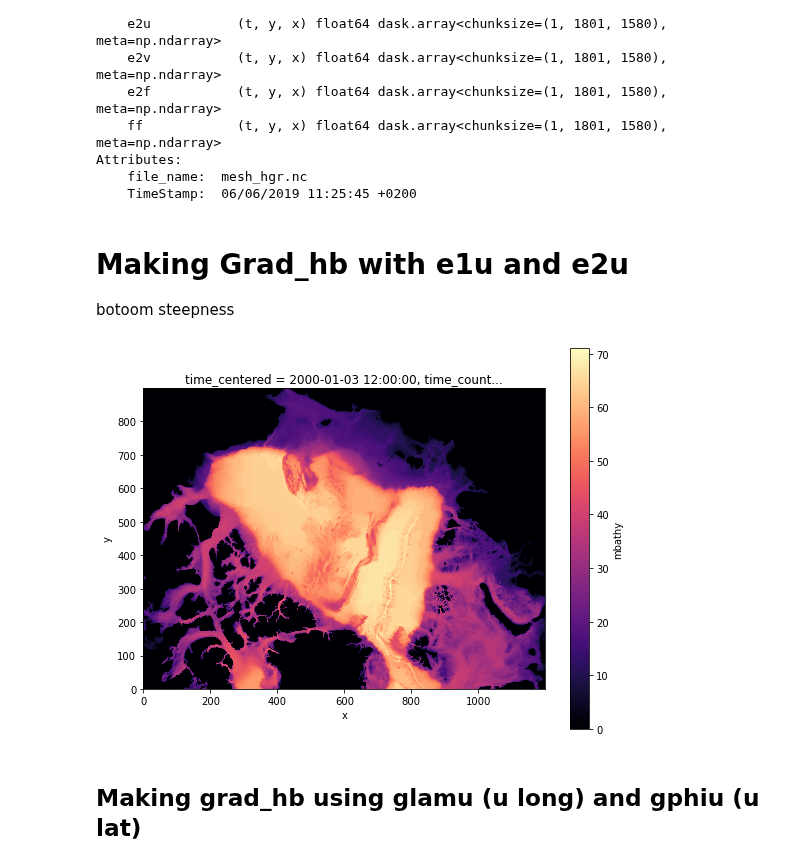
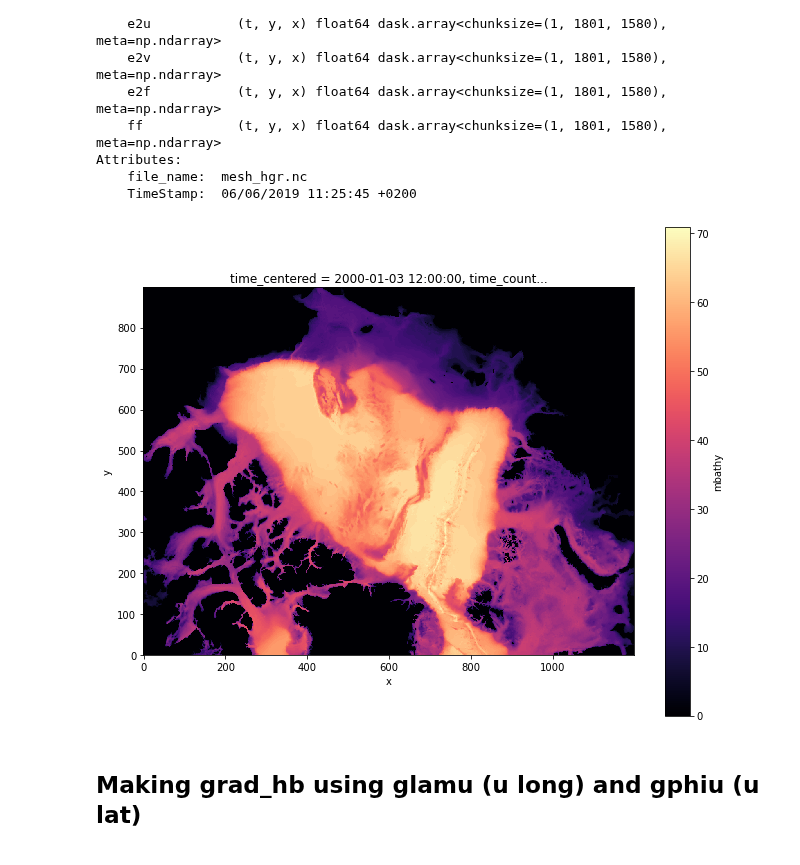
Before and after one commit to kaje2301/Master_2022, a Jupyter notebook: PCz_grad_hb-Copy1.ipynb, the cells around one changed output. Cells and saved outputs as stored; diff of their text form; code cells hidden in the pictures.

```diff
--- a/PCz_grad_hb-Copy1.ipynb
+++ b/PCz_grad_hb-Copy1.ipynb
@@ -129,7 +129,3 @@ Data variables: (12/21)
 Attributes:
     file_name:  mesh_hgr.nc
     TimeStamp:  06/06/2019 11:25:45 +0200
-# %% [markdown]
-# Making Grad_hb with e1u and e2u
-
-botoom steepness
@@ -142,9 +135,9 @@ d = ds.mbathy.isel(y=slice(900,1800), x=slice(200,1400))
 delta_dx = d.isel(y=slice(0,899)).diff(dim='x')
 delta_dy = d.isel(x=slice(0,1199)).diff(dim='y')
 # %%
-fig, ax = plt.subplots(1,1,figsize=(9,7))
+fig, ax = plt.subplots(1,1,figsize=(11,9))
 cmap_m = plt.get_cmap('magma')
 d.plot(cmap=cmap_m)
 ax.set_aspect('equal')
 # %% [output]
-[figure, old version]
+[figure, new version]
```
Also changed, not shown: parts of 5 cells of this notebook, 2 other files.
